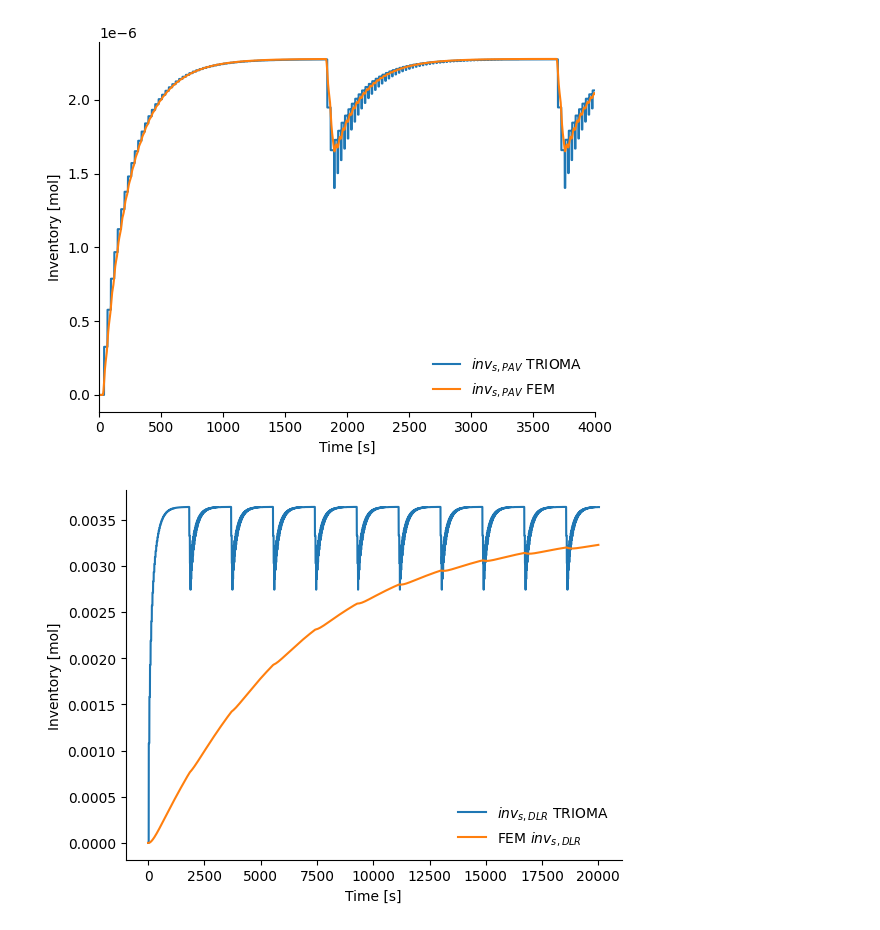
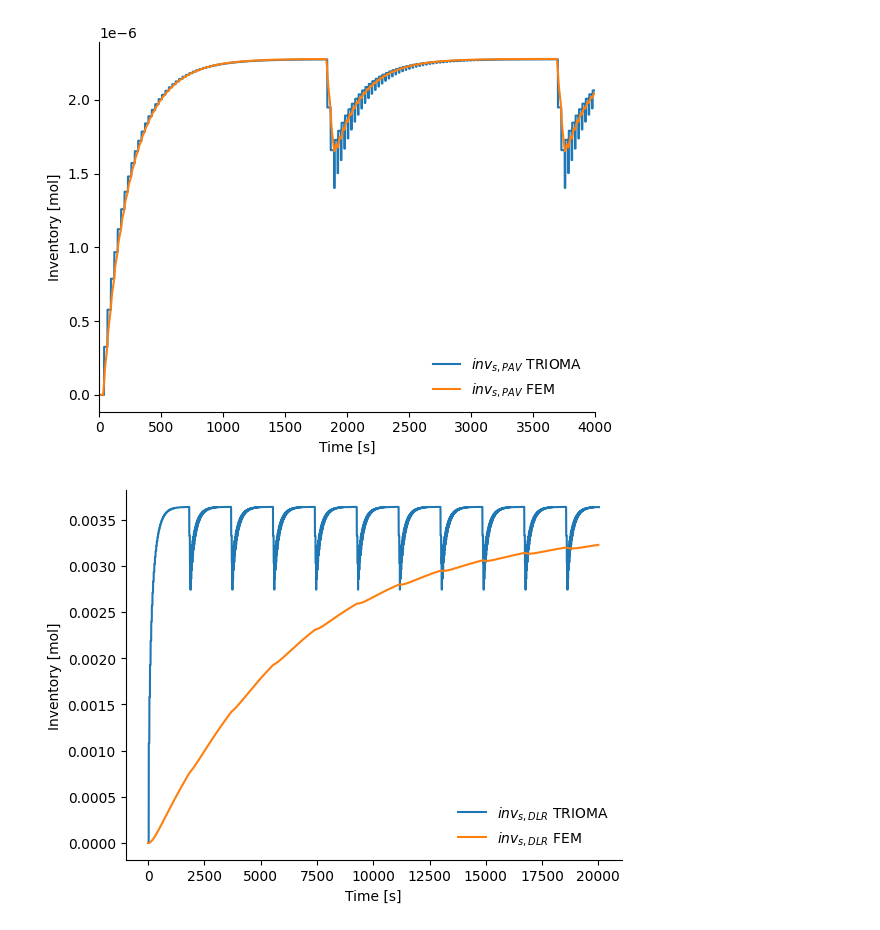
Before and after one commit to gabriele-ferrero/TRIOMA_Verification, a Jupyter notebook: Transient_Studies/PseudoTransient_T.ipynb, the cells around one changed output. Drawn from its saved outputs; the diff is of its cells as text; code cells hidden in the pictures.

Commit message:
Update graphs

```diff
--- a/Transient_Studies/PseudoTransient_T.ipynb
+++ b/Transient_Studies/PseudoTransient_T.ipynb
@@ -260,0 +243,33 @@ plt.xlim([0,2000])
+# %%
+fig, (ax1, ax2) = plt.subplots(2, 1, figsize=(10, 8))
+## set the font size of the labels
+plt.rcParams.update({'font.size': 16})
+plt.rcParams.update({'axes.labelsize': 'large'})
+# First subplot
+ax1.plot(t_vec + delay_PAV, PAV_outlet_c*1E3, label=r"$c_{out}$ PAV ")
+ax1.plot(t_vec, BB_outlet_c*1E3, label=r"$c_{out}$ BB")
+ax1.plot(t_vec + delay_connection, outlet_connection1*1E3, label=r"$c_{out}$ DLR")
+# ax1.plot(t_vec + delay_ind_connection2, outlet_connection2, label="Connection 2 outlet c")
+ax1.plot(t_vec + delay_connection2, BB_inlet_c*1E3, label=r"$c_{in}$ BB")
+ax1.legend(loc='upper left', frameon=False)
+ax1.set_xlabel("Time s")
+ax1.set_ylabel(r"c $\cdot 10^3$ mol$\cdot$m$^{-3}$")
+ax1.spines['right'].set_visible(False)
+ax1.spines['top'].set_visible(False)
+ax1.set_xlim([0, 200])
+
+# Second subplot
+ax2.plot(t_vec + delay_PAV, PAV_outlet_c*1E3, label=r"$c_{out}$ PAV ")
+ax2.plot(t_vec, BB_outlet_c*1E3, label=r"$c_{out}$ BB")
+ax2.plot(t_vec + delay_connection, outlet_connection1*1E3, label=r"$c_{out}$ DLR")
+# ax2.plot(t_vec + delay_ind_connection2, outlet_connection2, label="Connection 2 outlet c")
+ax2.plot(t_vec + delay_connection2, BB_inlet_c*1E3, label=r"$c_{in}$ BB")
+ax2.legend(loc='lower right',  frameon=False)
+ax2.set_xlabel("Time s")
+ax2.set_ylabel(r"c $\cdot 10^3$ mol$\cdot$m$^{-3}$")
+ax2.spines['right'].set_visible(False)
+ax2.spines['top'].set_visible(False)
+
+
+plt.tight_layout()
+plt.savefig("c_concentration_allcomponents.png",dpi=300)
@@ -452,18 +469,18 @@ if compute_inv:
 # %%
 if compute_inv:
     plt.plot(t_vec,connection_inv/Connection.geometry.n_pipes,label=r"$inv_{s,DLR}$ TRIOMA")
 
     C1_inv_coms=np.loadtxt(folder+"/Inv_c1_vec_COMS_long.txt", delimiter="\t")
-    plt.plot(C1_inv_coms[:,0],C1_inv_coms[:,1],label=r"FEM $inv_{s,DLR}$")
+    plt.plot(C1_inv_coms[:,0],C1_inv_coms[:,1],label=r"$inv_{s,DLR}$ FEM" )
     # plt.yscale("log")
     plt.legend(loc='lower right',frameon=False)
     plt.gca().spines['right'].set_visible(False)
     plt.gca().spines['top'].set_visible(False)
     plt.xlabel("Time [s]")
     plt.ylabel("Inventory [mol]")
     # plt.tight_layout()
     plt.savefig(folder+"/Inv_C1_comparison.png",dpi=300)
     # plt.yscale("log")
     # plt.xlim(0,2000/3600)
 # %% [output]
-[figure, old version]
+[figure, new version]
```
Also changed, not shown: parts of 3 cells of this notebook, 2 other files.
